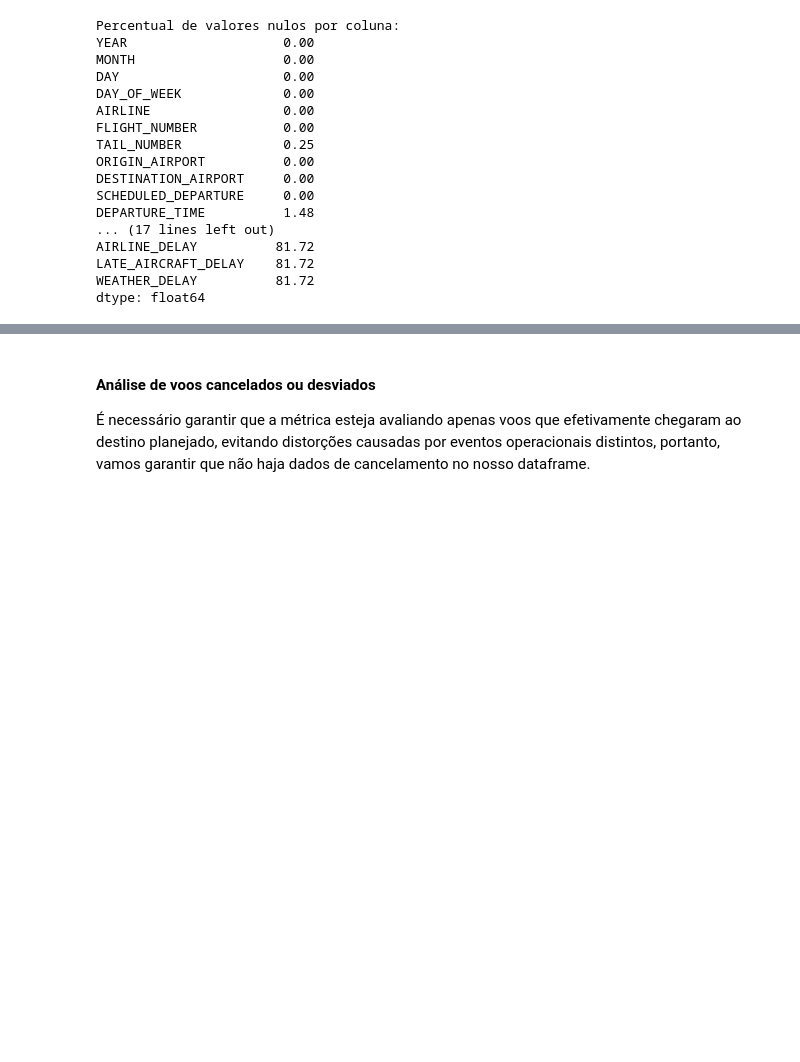
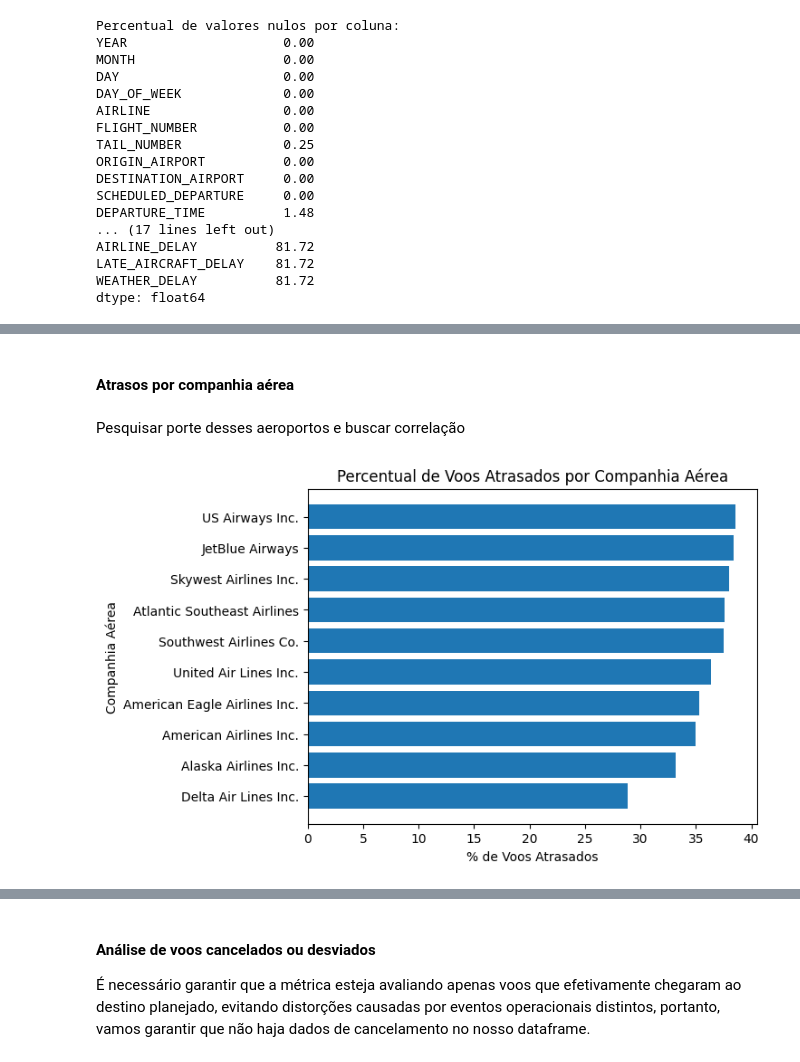
Before and after one commit to anacarolineas/tech-challenge-flights, a Jupyter notebook: analise_atrasos_voos.ipynb, the cells around one changed output, grey strips where cells are left out. Cells and saved outputs as stored; diff of their text form; code cells hidden in the pictures; blank space fills up the shorter version.

```diff
--- a/analise_atrasos_voos.ipynb
+++ b/analise_atrasos_voos.ipynb
@@ -193,0 +204,46 @@ plt.show()
+# %% [markdown]
+#### Atrasos por companhia aérea
+# %% [markdown]
+Pesquisar porte desses aeroportos e buscar correlação
+# %%
+df_merged_airlines = df.merge(
+    airlines_df,
+    left_on="AIRLINE",
+    right_on="IATA_CODE",
+    how="left"
+)
+
+df_merged_airlines = df_merged_airlines.rename(columns={"AIRLINE_y": "AIRLINE_NAME"})
+
+airline_delay = (
+    df_merged_airlines
+    .groupby("AIRLINE_NAME")
+    .agg(
+        total_voos=("FLIGHT_NUMBER", "count"),
+        voos_atrasados=("ARRIVAL_DELAY", lambda x: np.sum(x > 0))
+    )
+)
+
+airline_delay["percent_atrasados"] = (
+    airline_delay["voos_atrasados"] / airline_delay["total_voos"] * 100
+)
+
+# Filtra companhias com volume relevante
+airline_delay = airline_delay[airline_delay["total_voos"] > 10000]
+
+# Ordena
+airline_delay = airline_delay.sort_values("percent_atrasados").head(10)
+
+plt.figure()
+plt.barh(
+    airline_delay.index,
+    airline_delay["percent_atrasados"]
+)
+
+plt.xlabel("% de Voos Atrasados")
+plt.ylabel("Companhia Aérea")
+plt.title("Percentual de Voos Atrasados por Companhia Aérea")
+
+plt.show()
+# %% [output]
+[figure, added]
```
Also changed, not shown: parts of 11 cells of this notebook.
